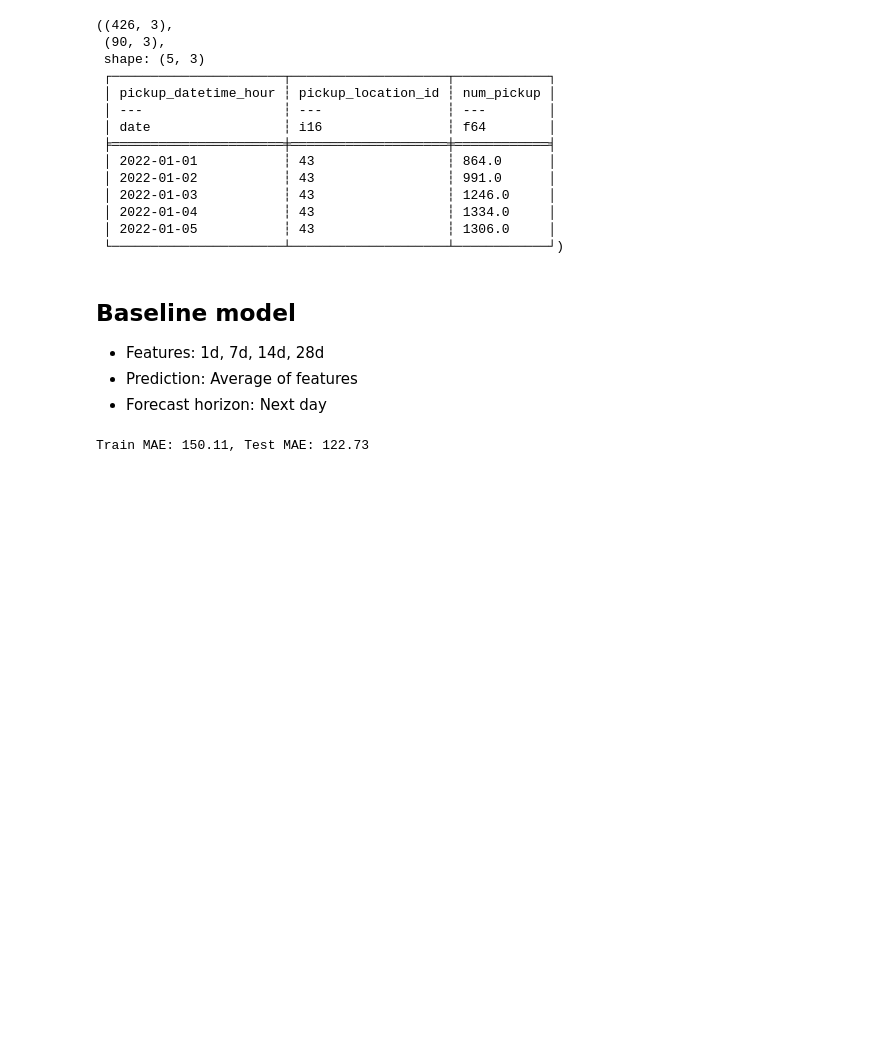
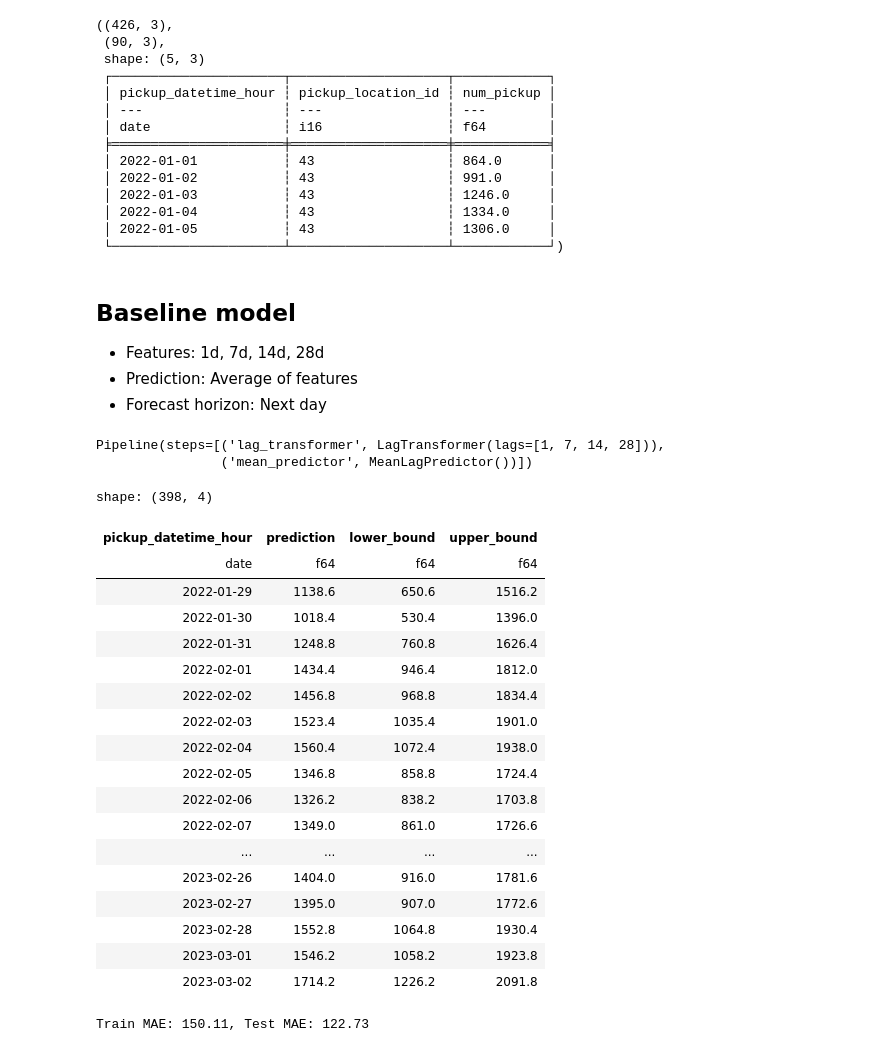
Before and after one commit to slafaurie/taxi_demand_service, a Jupyter notebook: notebooks/03_baseline_model.ipynb, the cells around one changed output. Drawn from its saved outputs; the diff is of its cells as text; code cells hidden in the pictures; blank space fills up the shorter version.

Commit message:
add prediction intervals

```diff
--- a/notebooks/03_baseline_model.ipynb
+++ b/notebooks/03_baseline_model.ipynb
@@ -51,5 +51,6 @@ train.shape, test.shape, train.head()
 - Forecast horizon: Next day
 # %%
 model.fit(train, train[[ModelConfig.TS_INDEX, ModelConfig.TARGET]])
-predictions = model.predict(train)
-test_predictions = model.predict(test)
+# %% [output]
+Pipeline(steps=[('lag_transformer', LagTransformer(lags=[1, 7, 14, 28])),
+                ('mean_predictor', MeanLagPredictor())])
@@ -56,3 +60,25 @@ test_predictions = model.predict(test)
+# %%
+predictions
+# %% [output]
+shape: (398, 4)
+| pickup_datetime_hour | prediction | lower_bound | upper_bound |
+| date | f64 | f64 | f64 |
+| 2022-01-29 | 1138.6 | 650.6 | 1516.2 |
+| 2022-01-30 | 1018.4 | 530.4 | 1396.0 |
+| 2022-01-31 | 1248.8 | 760.8 | 1626.4 |
+| 2022-02-01 | 1434.4 | 946.4 | 1812.0 |
+| 2022-02-02 | 1456.8 | 968.8 | 1834.4 |
+| 2022-02-03 | 1523.4 | 1035.4 | 1901.0 |
+| 2022-02-04 | 1560.4 | 1072.4 | 1938.0 |
+| 2022-02-05 | 1346.8 | 858.8 | 1724.4 |
+| 2022-02-06 | 1326.2 | 838.2 | 1703.8 |
+| 2022-02-07 | 1349.0 | 861.0 | 1726.6 |
+| ... | ... | ... | ... |
+| 2023-02-26 | 1404.0 | 916.0 | 1781.6 |
+| 2023-02-27 | 1395.0 | 907.0 | 1772.6 |
+| 2023-02-28 | 1552.8 | 1064.8 | 1930.4 |
+| 2023-03-01 | 1546.2 | 1058.2 | 1923.8 |
+| 2023-03-02 | 1714.2 | 1226.2 | 2091.8 |
 # %%
 train_with_predicitions = (
     train.join(predictions, on=ModelConfig.TS_INDEX, how="inner")
```
Also changed, not shown: parts of 7 cells of this notebook, 6 other files.
